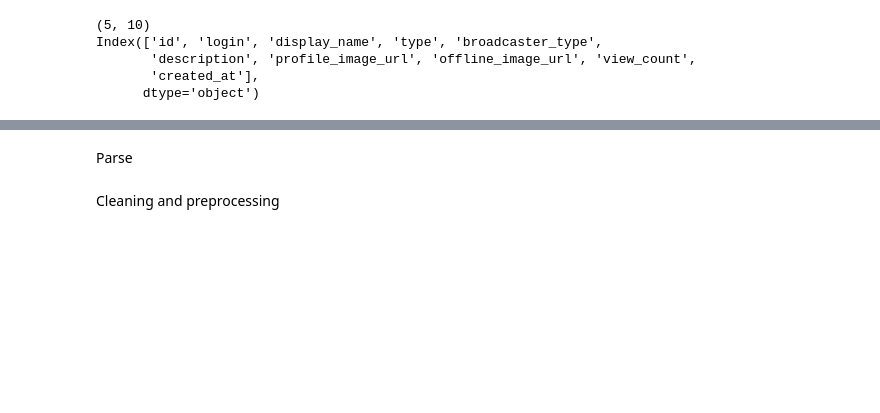
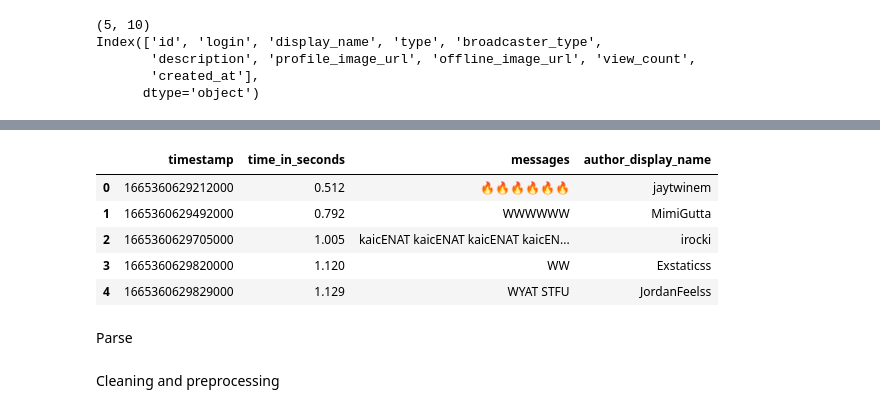
Before and after one commit to pearl-yu/twitch_project, a Jupyter notebook: 10102022.ipynb, the cells around one changed output, grey strips where cells are left out. Cells and saved outputs as stored; diff of their text form; code cells hidden in the pictures; blank space fills up the shorter version.

Commit message:
Compiled the code to retrieve chat files in json, and organize into panel.

```diff
--- a/10102022.ipynb
+++ b/10102022.ipynb
@@ -109,0 +159,36 @@ Index(['id', 'stream_id', 'user_id', 'user_login', 'user_name', 'title',
+# %%
+## Now what do we want to put in a dataframe?
+url = video_df['url'][0]
+chat = ChatDownloader().get_chat(url)
+
+timestamp = []
+time_in_seconds = []
+messages = []
+author_display_name = []
+# author_id = []
+## Let's hold off the badges and emotes. Those are multi-levels. But they'll be super helpful!!
+
+import itertools
+
+top5 = itertools.islice(chat, 5)
+
+for message in top5:                        # iterate over messages
+    timestamp.append(message['timestamp'])
+    time_in_seconds.append(message['time_in_seconds'])
+    messages.append(message['message'])
+    author_display_name.append(message['author']['display_name'])
+    ## better way to flatten.
+    ## can be zipped to a function
+# %%
+chat_df = pd.DataFrame(list(zip(timestamp,time_in_seconds,messages,author_display_name)),
+                       columns = ['timestamp','time_in_seconds','messages','author_display_name'])
+# %%
+chat_df.head()
+## There're emotes!
+# %% [output]
+|  | timestamp | time_in_seconds | messages | author_display_name |
+| 0 | 1665360629212000 | 0.512 | 🔥🔥🔥🔥🔥🔥 | jaytwinem |
+| 1 | 1665360629492000 | 0.792 | WWWWWW | MimiGutta |
+| 2 | 1665360629705000 | 1.005 | kaicENAT kaicENAT kaicENAT kaicEN... | irocki |
+| 3 | 1665360629820000 | 1.120 | WW | Exstaticss |
+| 4 | 1665360629829000 | 1.129 | WYAT STFU | JordanFeelss |
```
Also changed, not shown: parts of 14 cells of this notebook.
